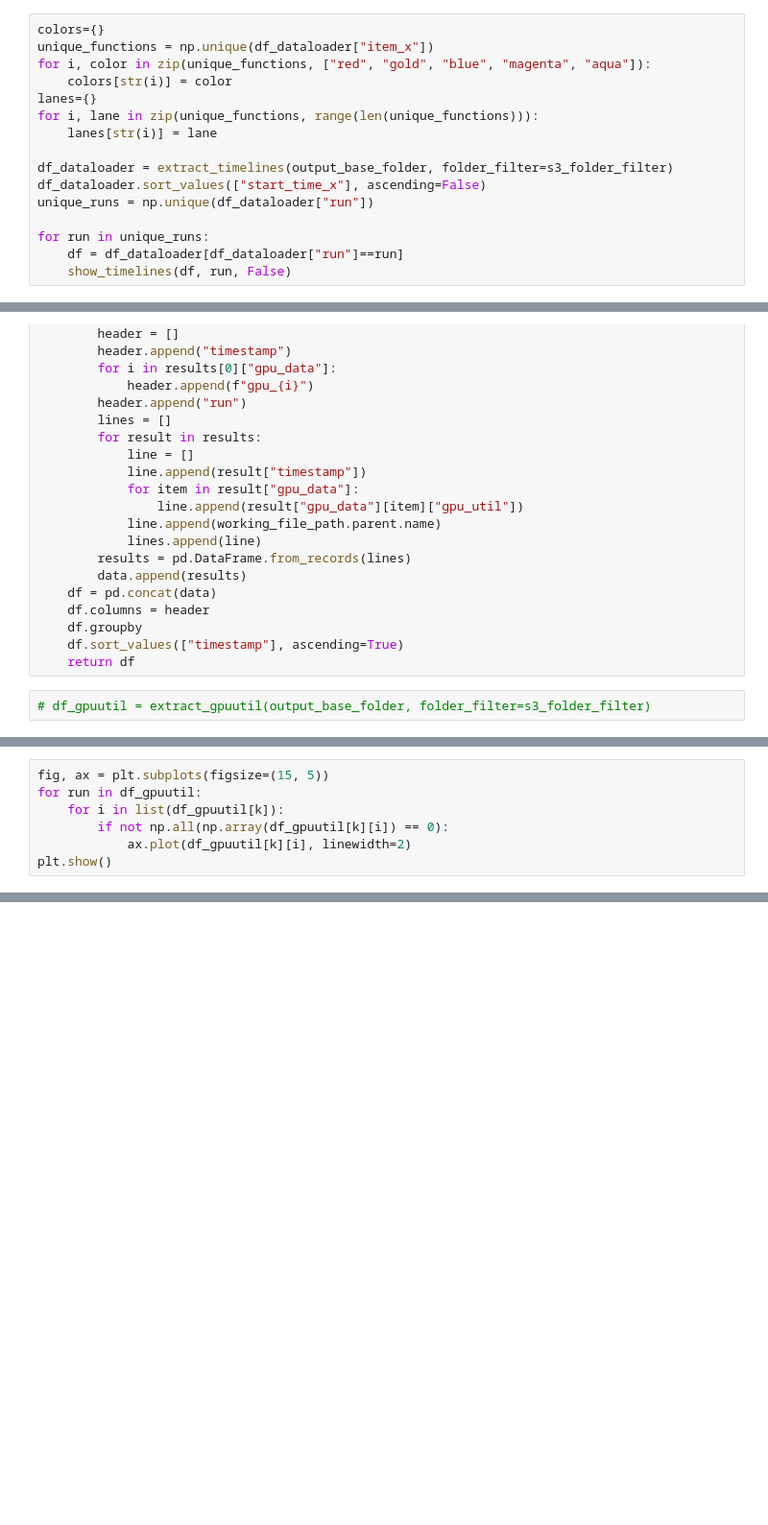
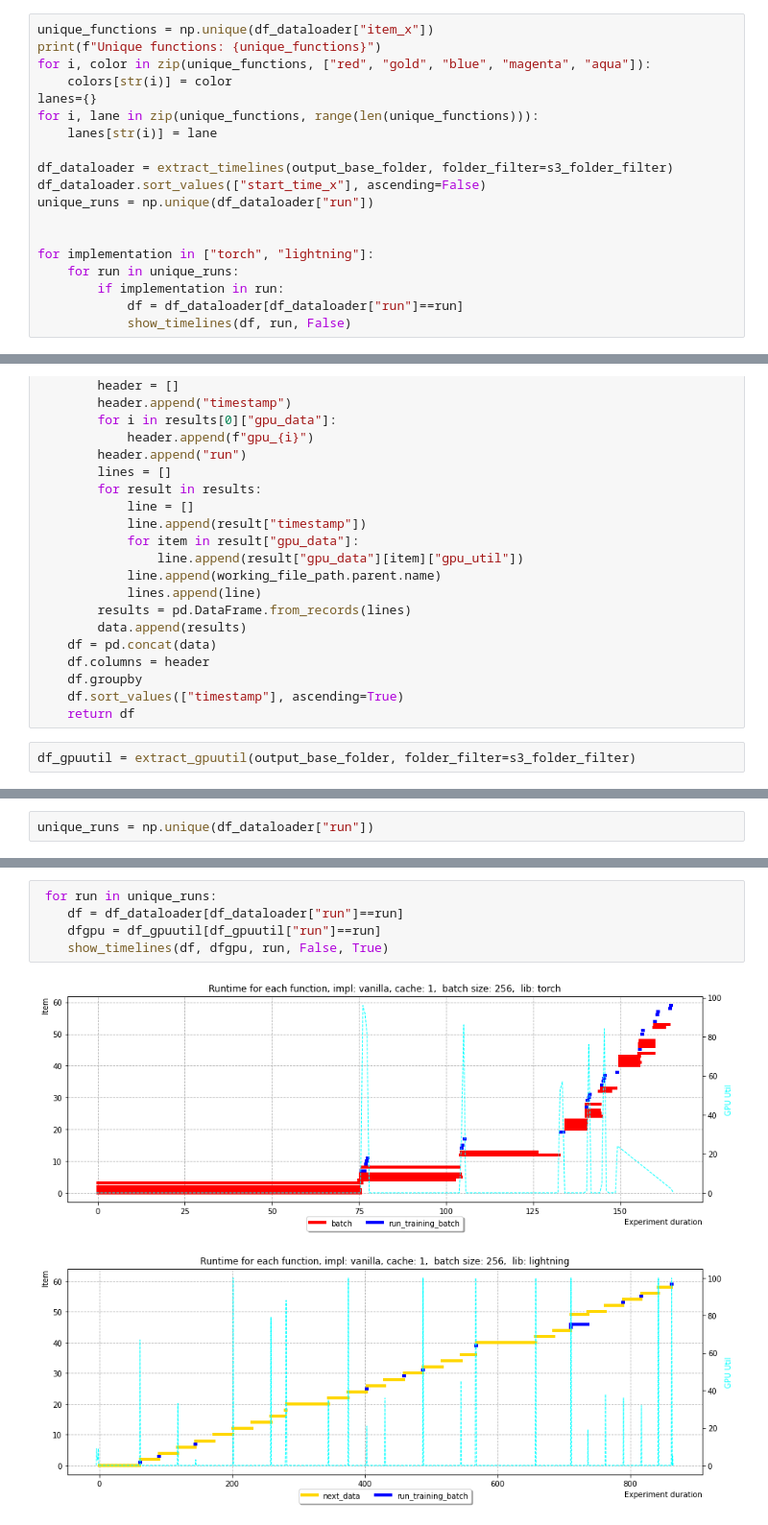
Before and after one commit to iarai/concurrent-dataloader, a Jupyter notebook: src/analysis/Timeline.ipynb, the cells around one changed output, grey strips where cells are left out. Shown at 96% size. Saved outputs shown, nothing was run; the diff lists cells and outputs as text; blank space fills up the shorter version.

```diff
--- a/src/analysis/Timeline.ipynb
+++ b/src/analysis/Timeline.ipynb
@@ -91,8 +95,8 @@ IPython.OutputArea.auto_scroll_threshold = 9999
 # %% [output]
 [interactive output not drawn]
 # %%
-colors={}
 unique_functions = np.unique(df_dataloader["item_x"])
+print(f"Unique functions: {unique_functions}")
 for i, color in zip(unique_functions, ["red", "gold", "blue", "magenta", "aqua"]):
     colors[str(i)] = color
 lanes={}
@@ -103,6 +107,9 @@ df_dataloader = extract_timelines(output_base_folder, folder_filter=s3_folder_fi
 df_dataloader.sort_values(["start_time_x"], ascending=False)
 unique_runs = np.unique(df_dataloader["run"])
 
-for run in unique_runs:
-    df = df_dataloader[df_dataloader["run"]==run]
-    show_timelines(df, run, False)
+
+for implementation in ["torch", "lightning"]:
+    for run in unique_runs:
+        if implementation in run:
+            df = df_dataloader[df_dataloader["run"]==run]
+            show_timelines(df, run, False)
@@ -142,6 +143,6 @@ def extract_gpuutil(output_base_folder: Path, folder_filter: str = "**", filter_
     df.sort_values(["timestamp"], ascending=True)
     return df
 # %%
-# df_gpuutil = extract_gpuutil(output_base_folder, folder_filter=s3_folder_filter)
+df_gpuutil = extract_gpuutil(output_base_folder, folder_filter=s3_folder_filter)
 # %%
 df_gpuutil
@@ -148,7 +162,0 @@ df_gpuutil
-# %%
-fig, ax = plt.subplots(figsize=(15, 5))
-for run in df_gpuutil:
-    for i in list(df_gpuutil[k]):
-        if not np.all(np.array(df_gpuutil[k][i]) == 0):
-            ax.plot(df_gpuutil[k][i], linewidth=2)
-plt.show()
@@ -156,0 +163,2 @@ df_gpuutil
+# %%
+unique_runs = np.unique(df_dataloader["run"])
@@ -156,0 +214,8 @@ df_gpuutil
+# %%
+ for run in unique_runs:
+    df = df_dataloader[df_dataloader["run"]==run]
+    dfgpu = df_gpuutil[df_gpuutil["run"]==run]
+    show_timelines(df, dfgpu, run, False, True)
+# %% [output]
+[figure, added]
+[figure, added]
```
Also changed, not shown: parts of 10 cells of this notebook, 9 other files.
